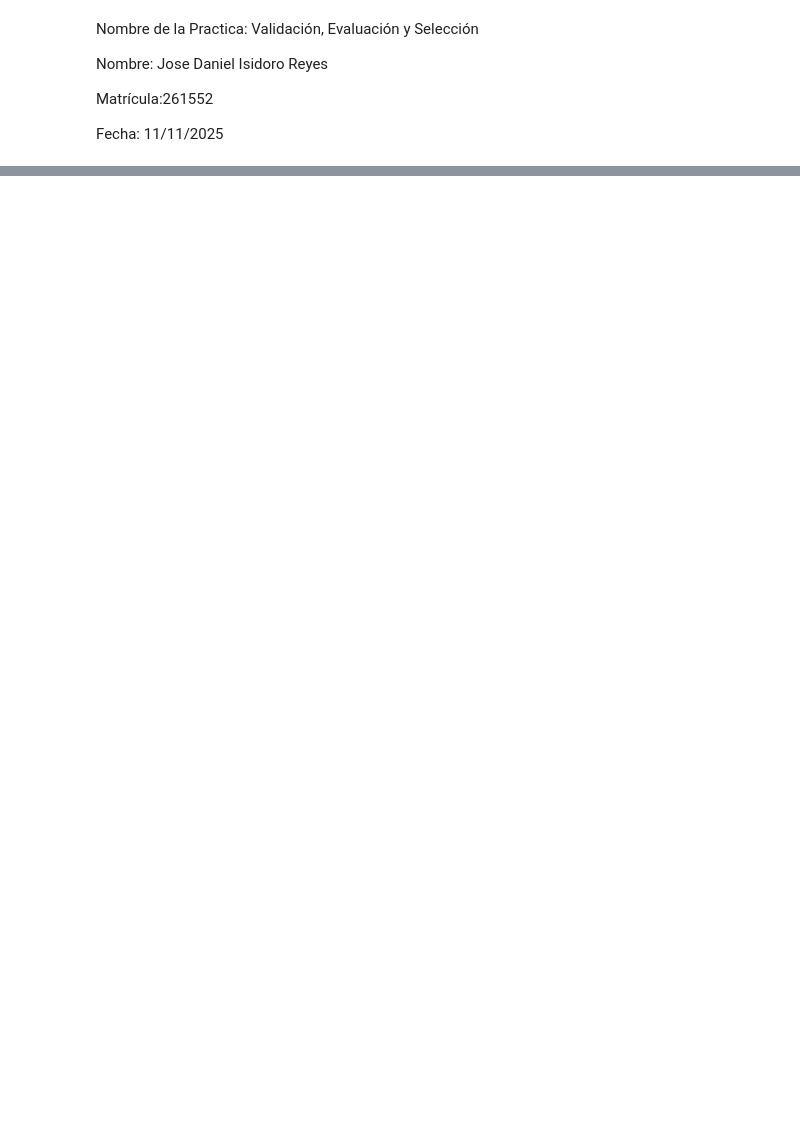
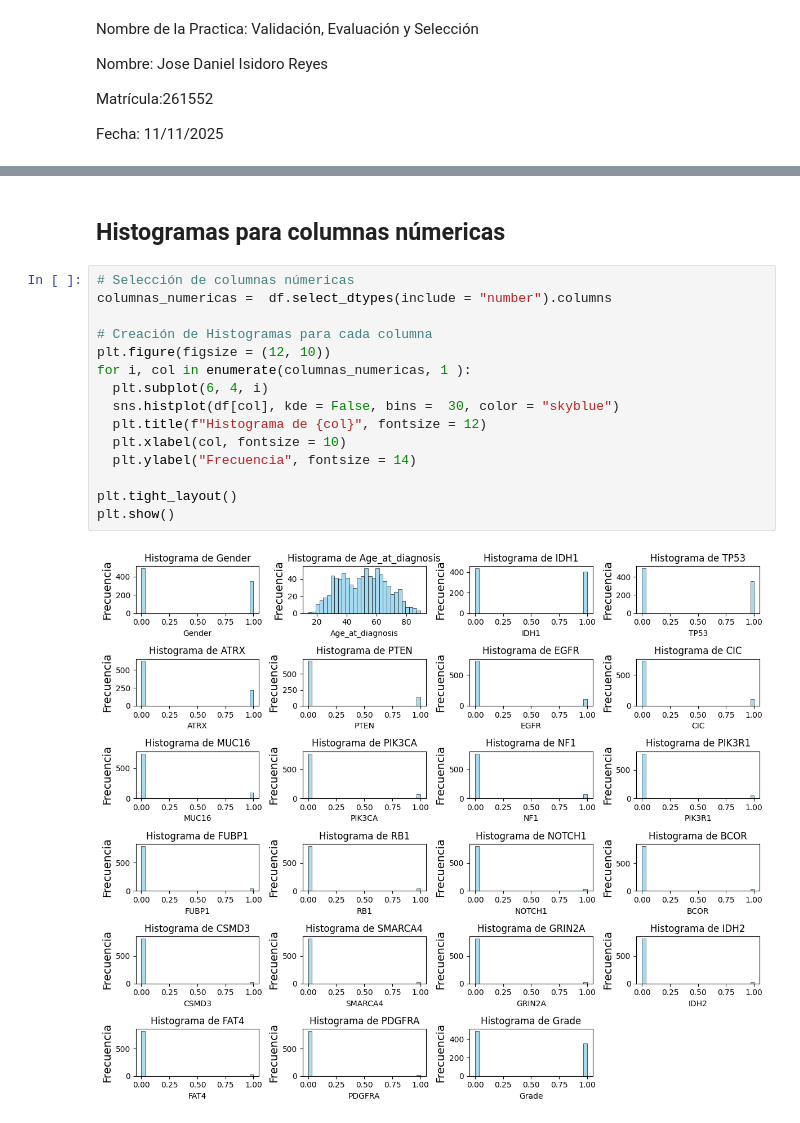
Before and after one commit to josedanielisidororeyes/Anal-tica-Descriptiva-y-Predictiva, a Jupyter notebook: Validación,_Evaluación_y_Selección.ipynb, the cells around one changed output, grey strips where cells are left out. Cells and saved outputs as stored; diff of their text form; blank space fills up the shorter version.

```diff
--- a/Validación,_Evaluación_y_Selección.ipynb
+++ b/Validación,_Evaluación_y_Selección.ipynb
@@ -22,0 +109,19 @@ df.shape
+# %% [markdown]
+## Histogramas para columnas númericas
+# %%
+# Selección de columnas númericas
+columnas_numericas =  df.select_dtypes(include = "number").columns
+
+# Creación de Histogramas para cada columna
+plt.figure(figsize = (12, 10))
+for i, col in enumerate(columnas_numericas, 1 ):
+  plt.subplot(6, 4, i)
+  sns.histplot(df[col], kde = False, bins =  30, color = "skyblue")
+  plt.title(f"Histograma de {col}", fontsize = 12)
+  plt.xlabel(col, fontsize = 10)
+  plt.ylabel("Frecuencia", fontsize = 14)
+
+plt.tight_layout()
+plt.show()
+# %% [output]
+[figure, added]
```
Also changed, not shown: parts of 23 cells of this notebook.
